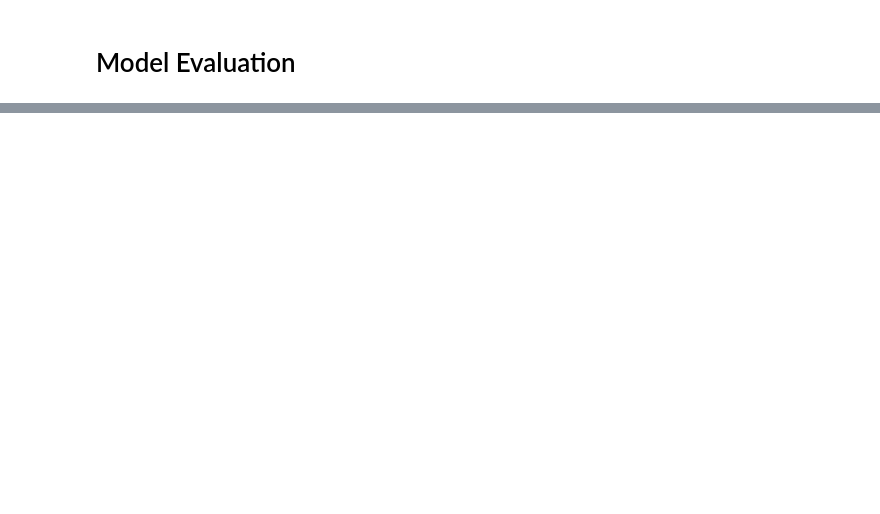
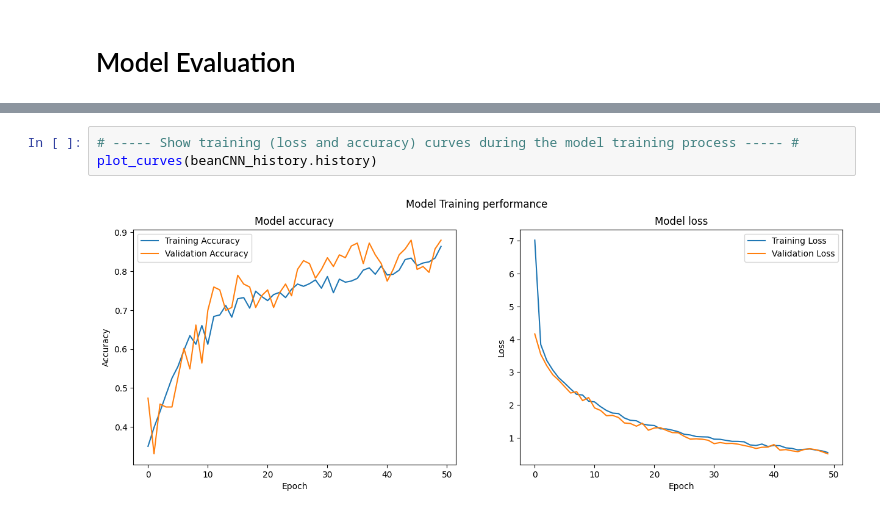
Before and after one commit to DejusDevspace/bean-disease-classification, a Jupyter notebook: notebooks/neural_net.ipynb, the cells around one changed output, grey strips where cells are left out. Drawn from its saved outputs; the diff is of its cells as text; blank space fills up the shorter version.

```diff
--- a/notebooks/neural_net.ipynb
+++ b/notebooks/neural_net.ipynb
@@ -182,0 +243,5 @@ Epoch 50/50
+# %%
+# ----- Show training (loss and accuracy) curves during the model training process ----- #
+plot_curves(beanCNN_history.history)
+# %% [output]
+[figure, added]
```
Also changed, not shown: parts of 3 cells of this notebook.
